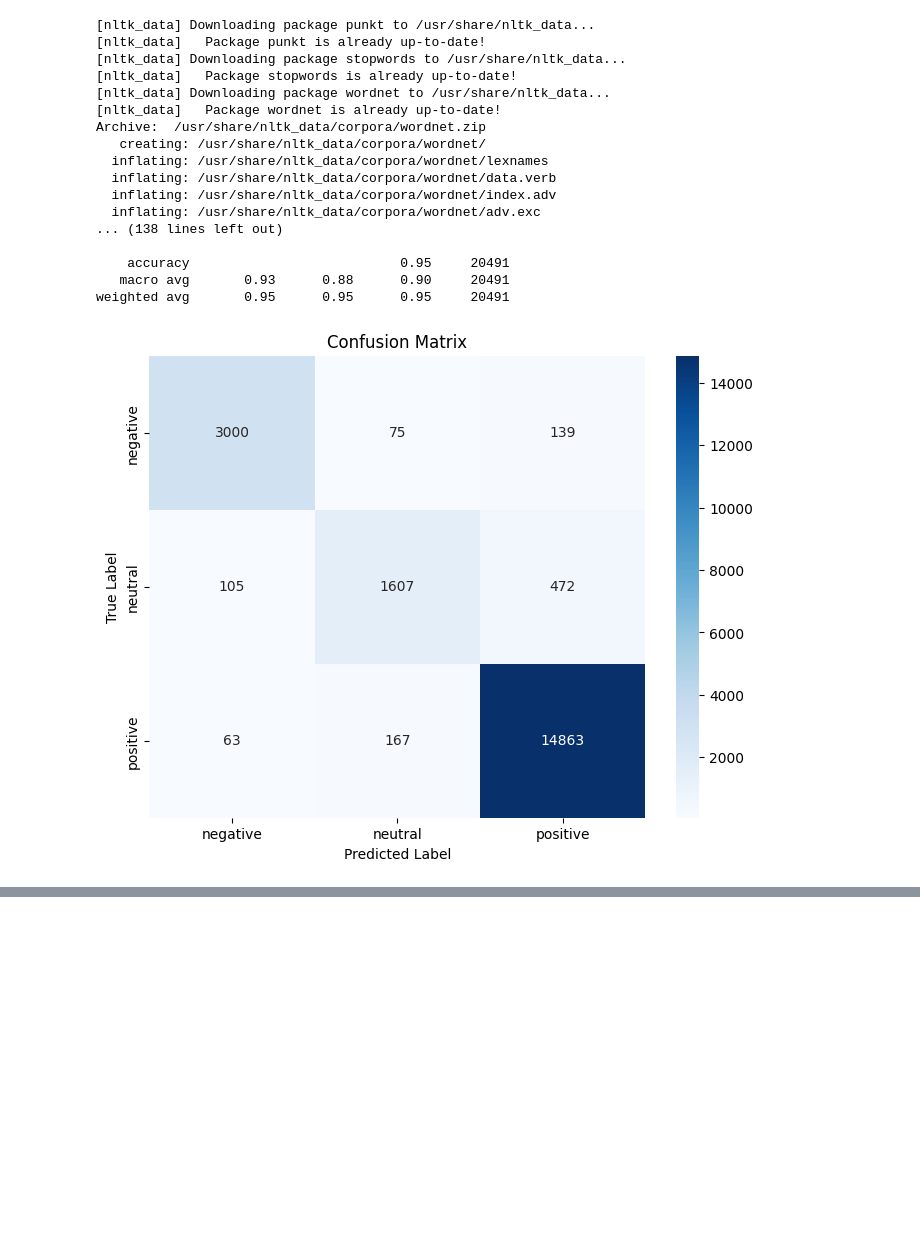
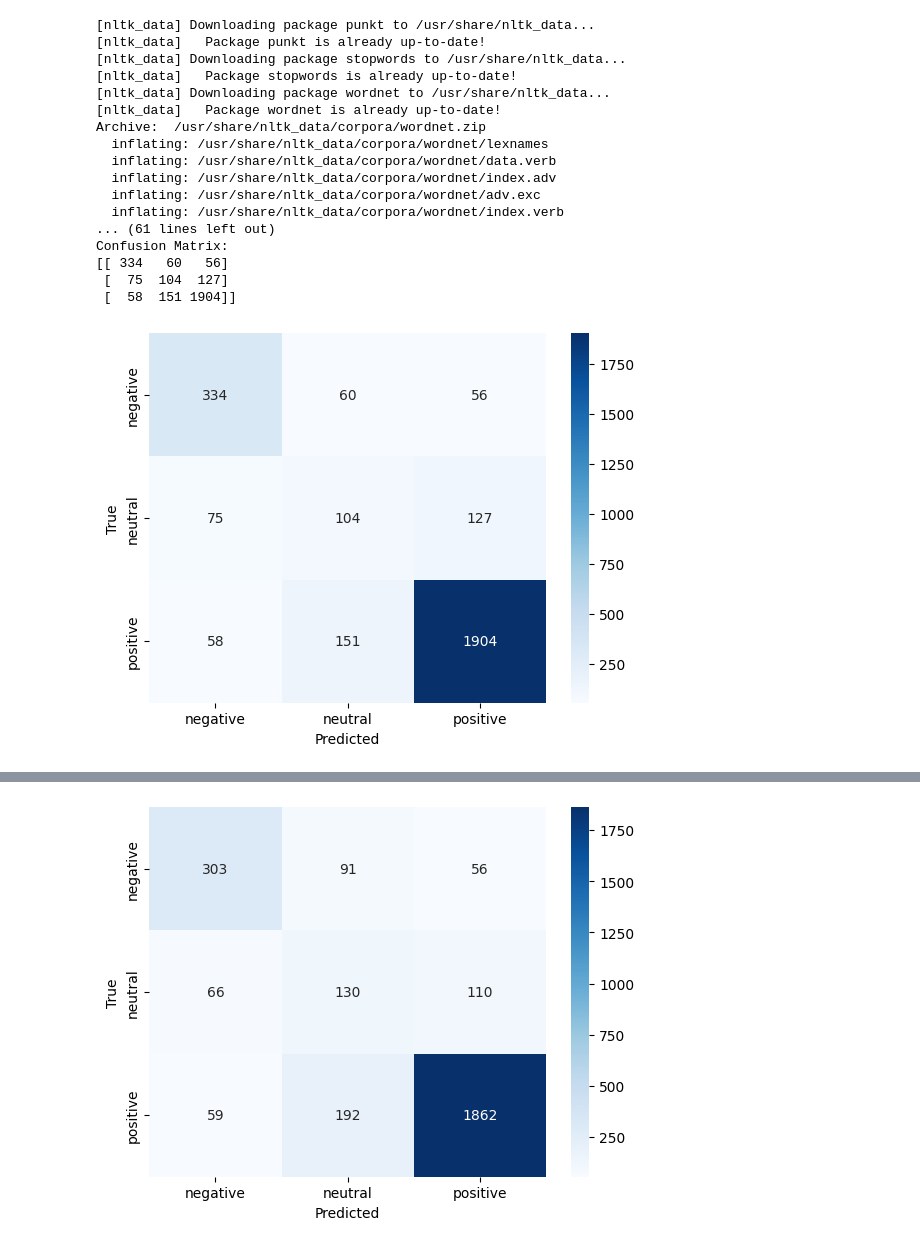
Before and after one commit to rifkiandriyanto/sentiment-analysis-hotel-review, a Jupyter notebook: tripadvisor-bilstm-word2vec.ipynb, the cells around one changed output, grey strips where cells are left out. Cells and saved outputs as stored; diff of their text form; code cells hidden in the pictures; blank space fills up the shorter version.

Commit message:
feat: add split data bilstm fasttext and word2vec

```diff
--- a/tripadvisor-bilstm-word2vec.ipynb
+++ b/tripadvisor-bilstm-word2vec.ipynb
@@ -5,7 +5,7 @@ import pandas as pd
 import torch
 from torch.utils.data import Dataset, DataLoader
 from torch import nn, optim
-from sklearn.model_selection import StratifiedKFold
+from sklearn.model_selection import StratifiedKFold, train_test_split
 from sklearn.metrics import confusion_matrix, classification_report
 from gensim.models import Word2Vec
 import re
@@ -63,8 +63,21 @@ data['Sentiment'] = data['Rating'].apply(rating_to_sentiment)
 # Convert 'Sentiment' column to category
 data['Sentiment'] = data['Sentiment'].astype('category')
 
+# Split data into train and test sets
+train_data, test_data = train_test_split(
+    data, test_size=0.3, stratify=data['Sentiment'], random_state=42
+)
+
+# Print sentiment counts in training and test sets
+print("Sentiment counts in training set:")
+print(train_data['Sentiment'].value_counts())
+
+print("\nSentiment counts in testing set:")
+print(test_data['Sentiment'].value_counts())
+
 # Prepare sentences for Word2Vec
-sentences = [nltk.word_tokenize(text) for text in data['Cleaned_Review']]
+train_sentences = [nltk.word_tokenize(text) for text in train_data['Cleaned_Review']]
+test_sentences = [nltk.word_tokenize(text) for text in test_data['Cleaned_Review']]
 
 # Train Word2Vec model
 cores = multiprocessing.cpu_count()
@@ -78,11 +91,11 @@ w2v_model = Word2Vec(min_count=20,
                      workers=cores-1)
 
 t = time.time()
-w2v_model.build_vocab(sentences, progress_per=10000)
+w2v_model.build_vocab(train_sentences, progress_per=10000)
 print('Time to build vocab: {} mins'.format(round((time.time() - t) / 60, 2)))
 
 t = time.time()
-w2v_model.train(sentences, total_examples=w2v_model.corpus_count, epochs=30, report_delay=1)
+w2v_model.train(train_sentences, total_examples=w2v_model.corpus_count, epochs=30, report_delay=1)
 print('Time to train the model: {} mins'.format(round((time.time() - t) / 60, 2)))
 
 # Convert text data to Word2Vec vectors (average of word vectors)
@@ -91,10 +104,15 @@ def text_to_vector(text):
     vectors = [w2v_model.wv[word] for word in tokens if word in w2v_model.wv]
     return np.mean(vectors, axis=0) if vectors else np.zeros(300)
 
-vectors = np.array([text_to_vector(text) for text in data['Cleaned_Review']])
+train_vectors = np.array([text_to_vector(text) for text in train_data['Cleaned_Review']])
+test_vectors = np.array([text_to_vector(text) for text in test_data['Cleaned_Review']])
 
 # Normalize vectors
-vectors = normalize(vectors, axis=1)
+train_vectors = normalize(train_vectors, axis=1)
+test_vectors = normalize(test_vectors, axis=1)
+
+train_labels = train_data['Sentiment']
+test_labels = test_data['Sentiment']
 
 # Define BiLSTM model
 class SentimentBiLSTM(nn.Module):
@@ -124,7 +142,7 @@ def cross_validate_and_tune(vectors, labels, num_folds=5, num_epochs=20):
 
     for num_evaluation, (train_index, val_index) in enumerate(skf.split(vectors, labels)):
         X_train, X_val = vectors[train_index], vectors[val_index]
-        y_train, y_val = labels[train_index], labels[val_index]
+        y_train, y_val = labels.iloc[train_index], labels.iloc[val_index]
 
         # Apply SMOTE to the training data
         smote = SMOTE(sampling_strategy='auto', random_state=42)
@@ -199,6 +217,13 @@ def cross_validate_and_tune(vectors, labels, num_folds=5, num_epochs=20):
 
         val_acc, val_cm, val_cr = evaluate_model(trained_model, X_val_tensor, y_val_tensor)
         print(f'\n Validation {num_evaluation + 1}/{num_folds}, Validation Accuracy: {val_acc:.4f}')
+        print(val_cr)
+        print(f'\nConfusion Matrix:\n{val_cm}\n')
+        sns.heatmap(val_cm, annot=True, fmt='d', cmap='Blues', xticklabels=['negative', 'neutral', 'positive'], yticklabels=['negative', 'neutral', 'positive'])
+        plt.xlabel('Predicted')
+        plt.ylabel('True')
+        plt.show()
+
         # Save the best model
         if val_acc > best_acc:
             best_acc = val_acc
@@ -206,58 +231,51 @@ def cross_validate_and_tune(vectors, labels, num_folds=5, num_epochs=20):
     return best_model
 
 # Perform cross-validation and get the best model
-labels = data['Sentiment']
-best_model = cross_validate_and_tune(vectors, labels)
+labels = train_labels
+best_model = cross_validate_and_tune(train_vectors, labels)
 
 # Final evaluation on test set
 def final_evaluation(model, test_vectors_tensor, test_labels_tensor):
     model.eval()
     with torch.no_grad():
         outputs = model(test_vectors_tensor)
         _, predicted = torch.max(outputs, 1)
         acc = (predicted == test_labels_tensor).sum().item() / len(test_labels_tensor)
         cm = confusion_matrix(test_labels_tensor.cpu(), predicted.cpu())
         cr = classification_report(test_labels_tensor.cpu(), predicted.cpu(), target_names=['negative', 'neutral', 'positive'])
     return acc, cm, cr
 
 # Convert test data to tensors
-test_vectors_tensor = torch.tensor(vectors, dtype=torch.float32).to(device)
-test_labels_tensor = torch.tensor(labels.cat.codes.values, dtype=torch.long).to(device)
+test_vectors_tensor = torch.tensor(test_vectors, dtype=torch.float32).to(device)
+test_labels_tensor = torch.tensor(test_labels.cat.codes.values, dtype=torch.long).to(device)
 
 # Evaluate the best model on the entire test set
 final_acc, final_cm, final_cr = final_evaluation(best_model, test_vectors_tensor, test_labels_tensor)
 print(f"Final Test Accuracy: {final_acc:.4f}")
 print("Final Confusion Matrix:")
 print(final_cm)
 print("\nFinal Classification Report:")
 print(final_cr)
-
-# Confusion Matrix Visualization
-def plot_confusion_matrix(cm, labels):
-    plt.figure(figsize=(8, 6))
-    sns.heatmap(cm, annot=True, fmt='d', cmap='Blues', xticklabels=labels, yticklabels=labels)
-    plt.xlabel('Predicted Label')
-    plt.ylabel('True Label')
-    plt.title('Confusion Matrix')
-    plt.show()
-
-plot_confusion_matrix(final_cm, ['negative', 'neutral', 'positive'])
+sns.heatmap(final_cm, annot=True, fmt='d', cmap='Blues', xticklabels=['negative', 'neutral', 'positive'], yticklabels=['negative', 'neutral', 'positive'])
+plt.xlabel('Predicted')
+plt.ylabel('True')
+plt.show()
 # %% [output]
 [nltk_data] Downloading package punkt to /usr/share/nltk_data...
 [nltk_data]   Package punkt is already up-to-date!
 [nltk_data] Downloading package stopwords to /usr/share/nltk_data...
 [nltk_data]   Package stopwords is already up-to-date!
 [nltk_data] Downloading package wordnet to /usr/share/nltk_data...
 [nltk_data]   Package wordnet is already up-to-date!
 Archive:  /usr/share/nltk_data/corpora/wordnet.zip
-   creating: /usr/share/nltk_data/corpora/wordnet/
   inflating: /usr/share/nltk_data/corpora/wordnet/lexnames
   inflating: /usr/share/nltk_data/corpora/wordnet/data.verb
   inflating: /usr/share/nltk_data/corpora/wordnet/index.adv
   inflating: /usr/share/nltk_data/corpora/wordnet/adv.exc
-... (138 lines left out)
-
-    accuracy                           0.95     20491
-   macro avg       0.93      0.88      0.90     20491
-weighted avg       0.95      0.95      0.95     20491
+  inflating: /usr/share/nltk_data/corpora/wordnet/index.verb
+... (61 lines left out)
+Confusion Matrix:
+[[ 334   60   56]
+ [  75  104  127]
+ [  58  151 1904]]
-[figure, old version]
+[figure, new version]
@@ -263,0 +299 @@ weighted avg       0.95      0.95      0.95     20491
+[figure, added]
```
Also changed, not shown: parts of 1 cell of this notebook.
